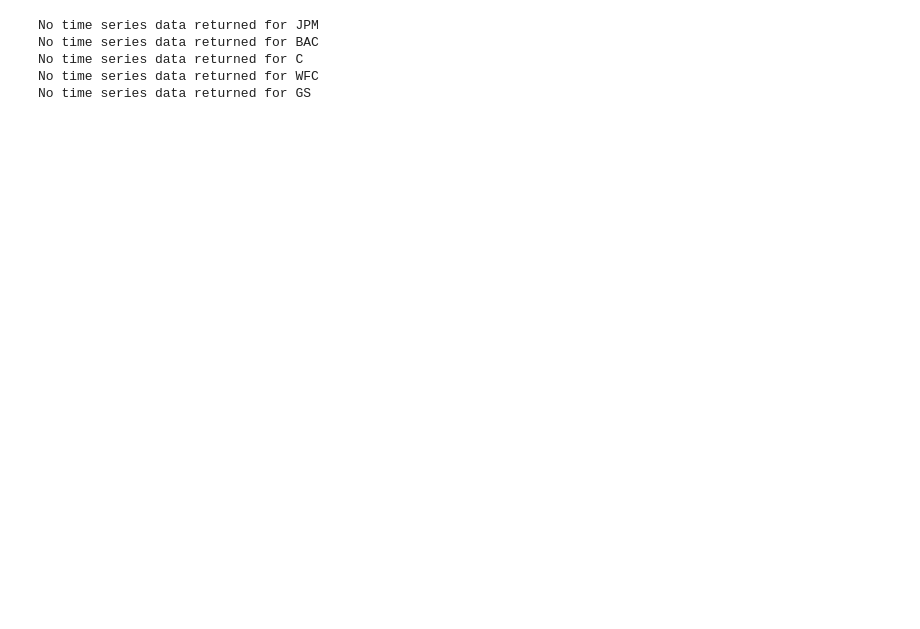
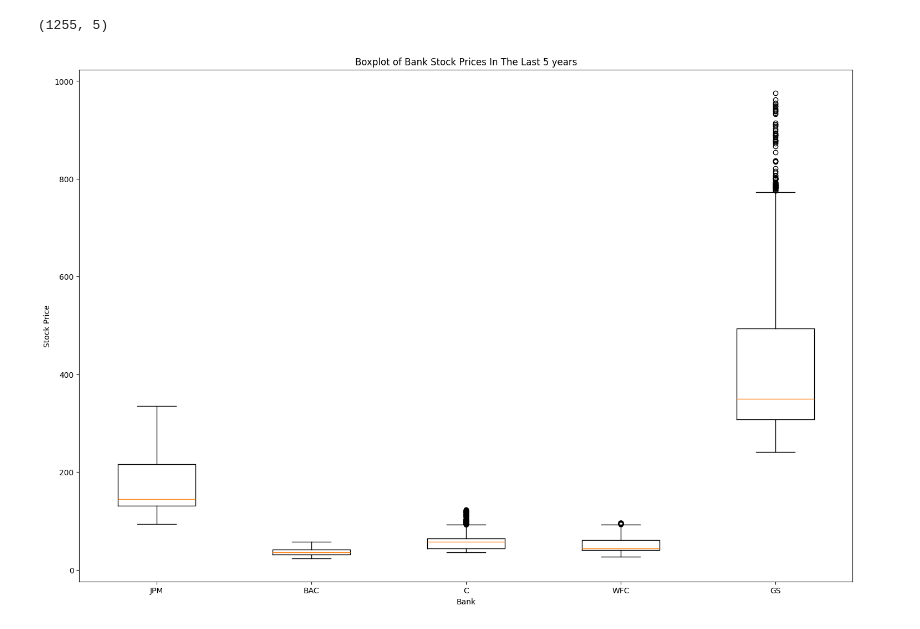
Before and after one commit to tannerdotpham/auto-update-data-visualization, a Jupyter notebook: data.ipynb, the cells around one changed output. Drawn from its saved outputs; the diff is of its cells as text; code cells hidden in the pictures; blank space fills up the shorter version.

```diff
--- a/data.ipynb
+++ b/data.ipynb
@@ -8,14 +6,9 @@ from pathlib import Path
 # %%
-tickers = [
+banks = [
     'JPM',
     'BAC',
     'C',
     'WFC',
     'GS'
-    ]
-
-path = Path('.env.local')
-load_dotenv(dotenv_path=path)
-
-ALPHA_VANTAGE_API = os.getenv('DATA_API')
+]
 # %%
@@ -46,17 +25,24 @@ def fetch_stock_data(ticker, API_KEY):
 # %%
 series_dict = {}
 
-for ticker in tickers:
-    series = fetch_stock_data(ticker, ALPHA_VANTAGE_API)
+for bank in banks:
+    series = fetch_stock_data(bank)
     if series is not None:
-        series_dict[ticker] = series
-
-    time.sleep(12)
+        series_dict[bank] = series
-# %% [output]
-No time series data returned for JPM
-No time series data returned for BAC
-No time series data returned for C
-No time series data returned for WFC
-No time series data returned for GS
 # %%
 bank_data = pd.DataFrame(series_dict)
+bank_data.shape
+# %% [output]
+(1255, 5)
+# %%
+plt.figure(figsize = (18,12))
+plt.boxplot(bank_data);
+plt.title('Boxplot of Bank Stock Prices In The Last 5 years');
+plt.xlabel('Bank');
+plt.ylabel('Stock Price');
+
+banks = range(1, len(bank_data.columns)+1)
+labels = list(bank_data.columns)
+plt.xticks(banks, labels);
+# %% [output]
+[figure, added]
```
Also changed, not shown: parts of 3 cells of this notebook.
